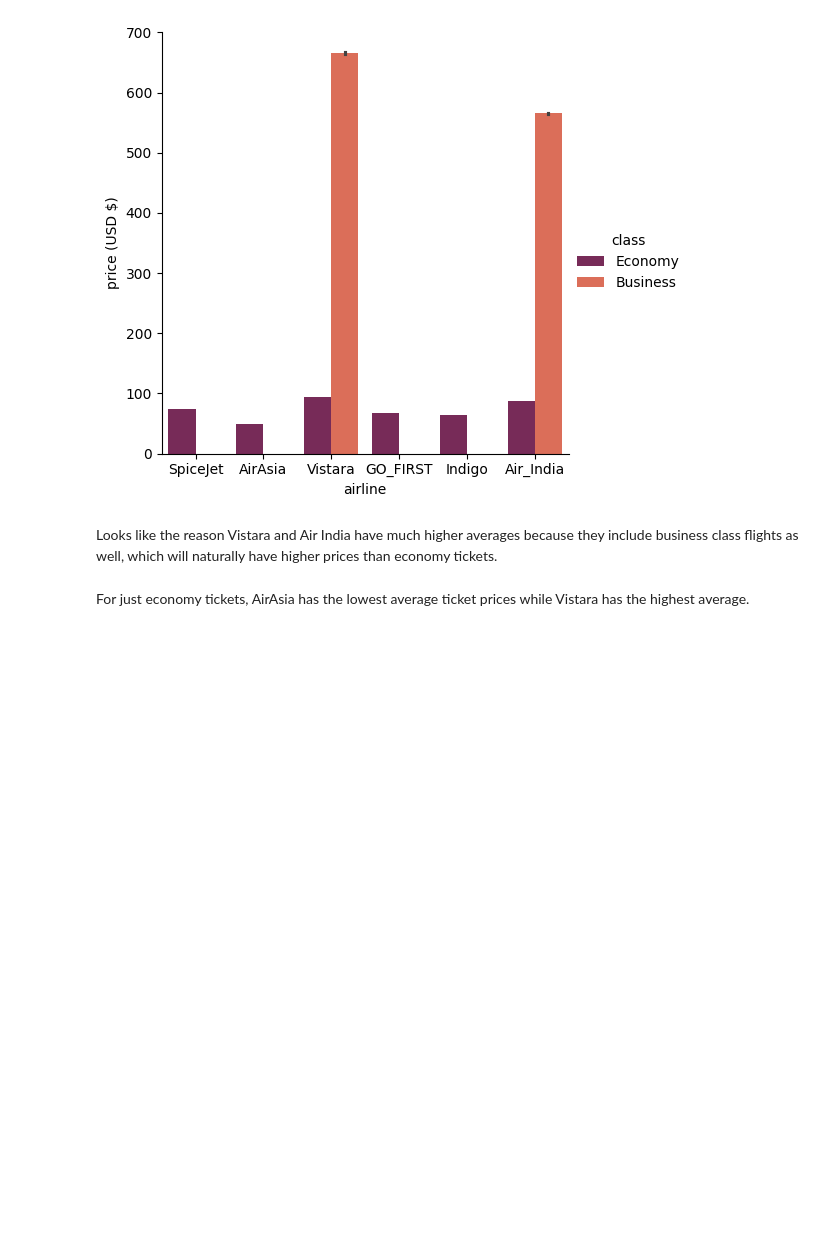
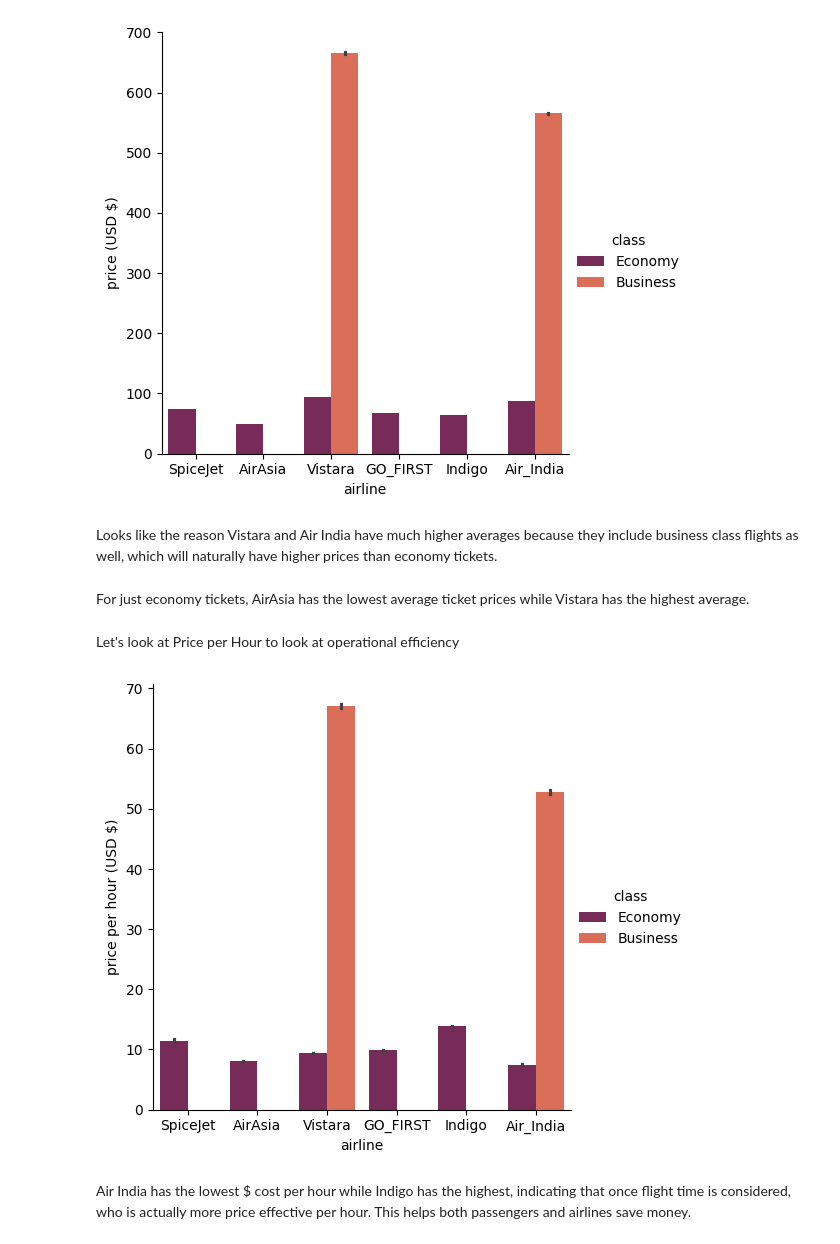
Before and after one commit to ImranQureshi25/Flight_Data_Analysis_Python_Project, a Jupyter notebook: Flight_Data_Analysis_Python_Project.ipynb, the cells around one changed output. Cells and saved outputs as stored; diff of their text form; code cells hidden in the pictures; blank space fills up the shorter version.

Commit message:
Seaborn price plots

```diff
--- a/Flight_Data_Analysis_Python_Project.ipynb
+++ b/Flight_Data_Analysis_Python_Project.ipynb
@@ -255,3 +255,12 @@ plt.show()
 Looks like the reason Vistara and Air India have much higher averages because they include business class flights as well, which will naturally have higher prices than economy tickets.
 # %% [markdown]
 For just economy tickets, AirAsia has the lowest average ticket prices while Vistara has the highest average.
+# %% [markdown]
+Let's look at Price per Hour to look at operational efficiency
+# %%
+sns.catplot(x='airline', y='price per hour (USD $)', data=df_cleaned, kind='bar', palette='rocket', hue='class')
+plt.show()
+# %% [output]
+[figure, added]
+# %% [markdown]
+Air India has the lowest $ cost per hour while Indigo has the highest, indicating that once flight time is considered, who is actually more price effective per hour. This helps both passengers and airlines save money.
```
